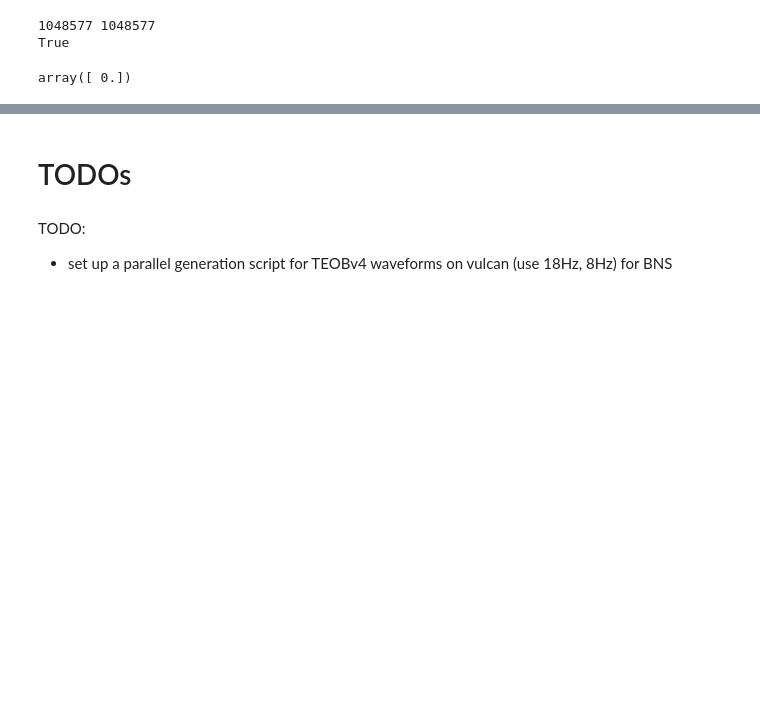
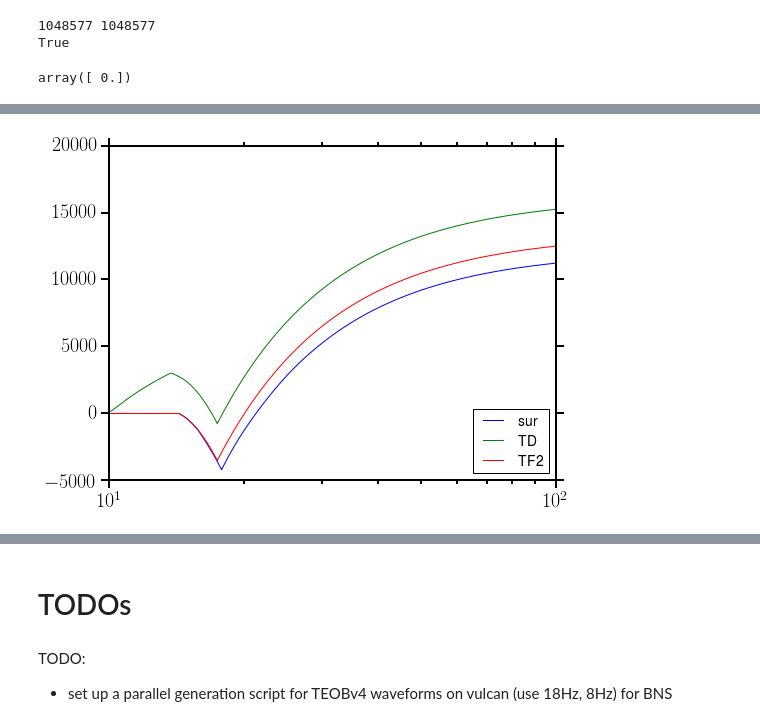
Before and after one commit to benjaminlackey/gpsurrogate, a Jupyter notebook: src/TEOB-LAL-implementation/LalsuiteSurrogate_MP.ipynb, the cells around one changed output, grey strips where cells are left out. Drawn from its saved outputs; the diff is of its cells as text; code cells hidden in the pictures; blank space fills up the shorter version.

```diff
--- a/src/TEOB-LAL-implementation/LalsuiteSurrogate_MP.ipynb
+++ b/src/TEOB-LAL-implementation/LalsuiteSurrogate_MP.ipynb
@@ -2774,0 +2785,13 @@ plt.title('dephasing');
+# %%
+h_TF2 = FD_waveform_generate(Mtot, x, LS.TaylorF2, fLow=15.0, fHigh=2048.0, deltaF=0)
+# %%
+phi_TF2 = np.unwrap(np.angle(h_TF2[1]))
+# %%
+# We see that below 20Hz there are some remnants of the FFT or tapering that we should ignore
+plt.semilogx(h_sur[0], phi_sur, label='sur')
+plt.semilogx(h_orig[0], phi_orig, label='TD')
+plt.semilogx(h_orig[0], phi_TF2, label='TF2')
+plt.legend(loc=4)
+plt.xlim([10.0, 100.0]);
+# %% [output]
+[figure, added]
```
Also changed, not shown: parts of 8 cells of this notebook.
